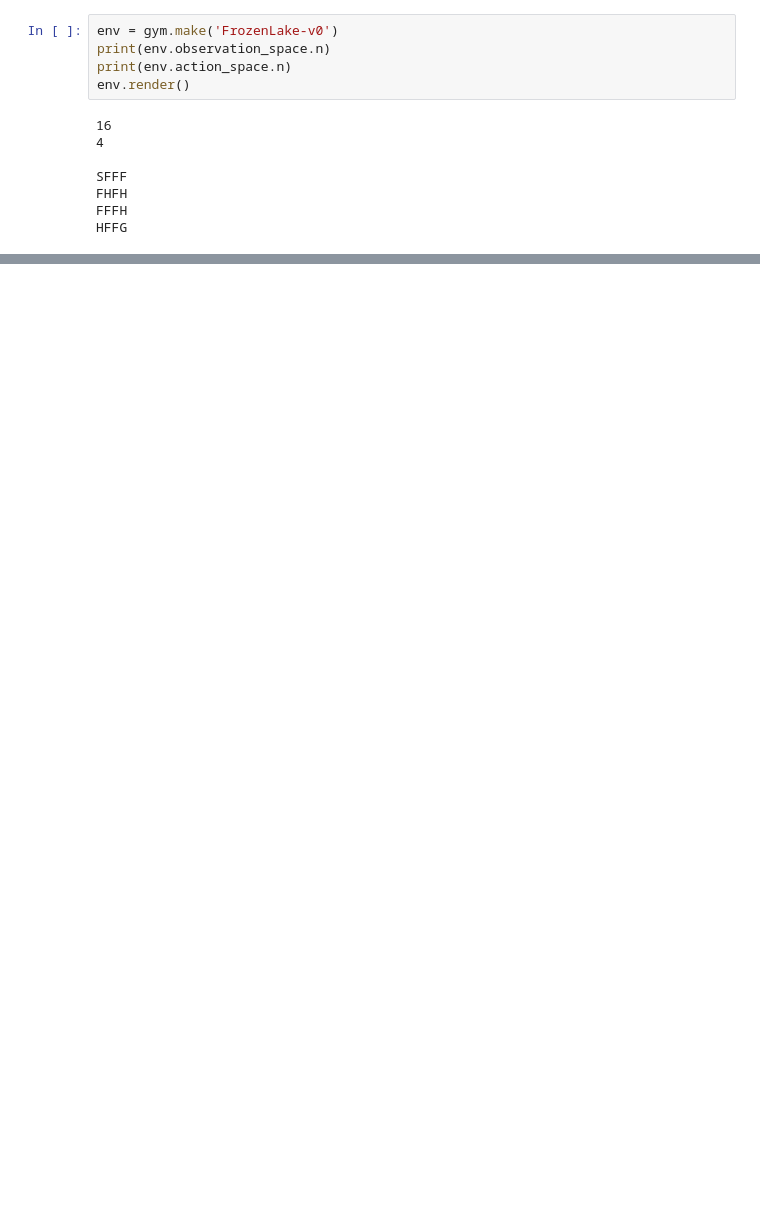
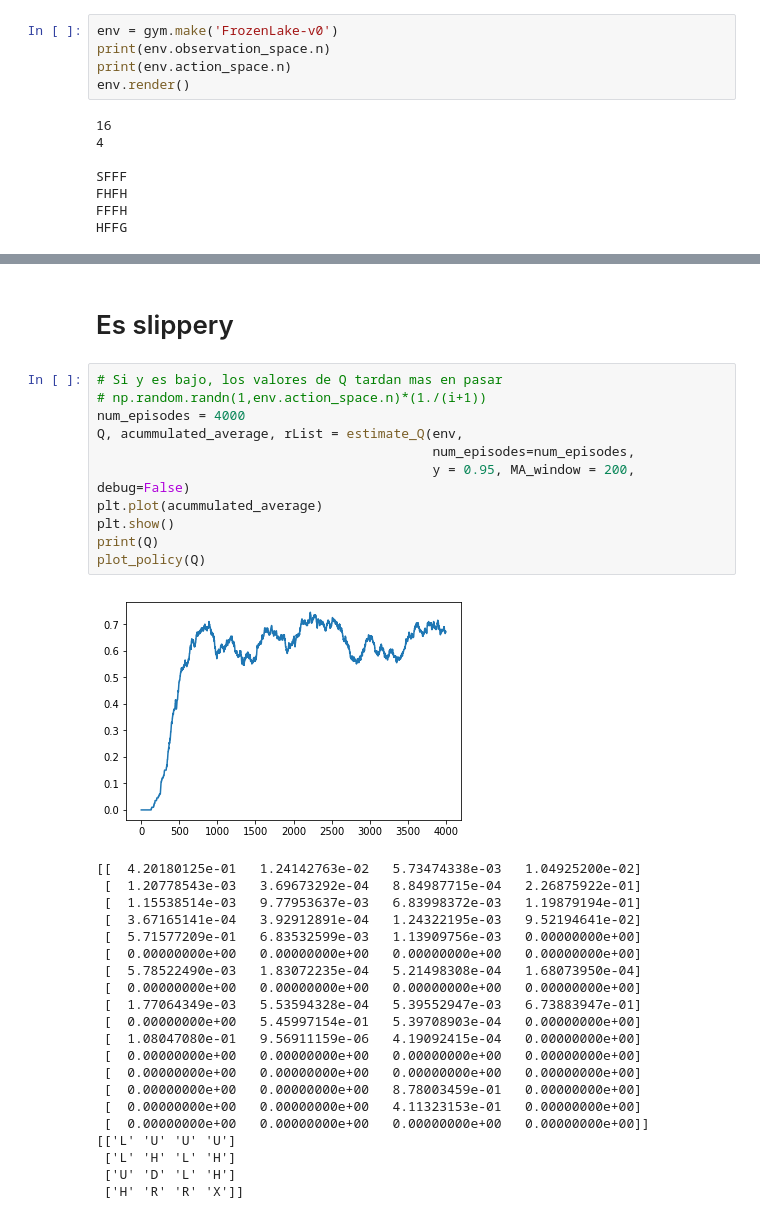
Before and after one commit to lab-ml-itba/Reinforcement_Learning, a Jupyter notebook: Frozen_lake.ipynb, the cells around one changed output, grey strips where cells are left out. Cells and saved outputs as stored; diff of their text form; blank space fills up the shorter version.

```diff
--- a/Frozen_lake.ipynb
+++ b/Frozen_lake.ipynb
@@ -99,0 +198,35 @@ for i in range(num_episodes):
+# %% [markdown]
+# Es slippery
+# %%
+# Si y es bajo, los valores de Q tardan mas en pasar
+# np.random.randn(1,env.action_space.n)*(1./(i+1))
+num_episodes = 4000
+Q, acummulated_average, rList = estimate_Q(env,
+                                           num_episodes=num_episodes,
+                                           y = 0.95, MA_window = 200, debug=False)
+plt.plot(acummulated_average)
+plt.show()
+print(Q)
+plot_policy(Q)
+# %% [output]
+[figure, added]
+[[  4.20180125e-01   1.24142763e-02   5.73474338e-03   1.04925200e-02]
+ [  1.20778543e-03   3.69673292e-04   8.84987715e-04   2.26875922e-01]
+ [  1.15538514e-03   9.77953637e-03   6.83998372e-03   1.19879194e-01]
+ [  3.67165141e-04   3.92912891e-04   1.24322195e-03   9.52194641e-02]
+ [  5.71577209e-01   6.83532599e-03   1.13909756e-03   0.00000000e+00]
+ [  0.00000000e+00   0.00000000e+00   0.00000000e+00   0.00000000e+00]
+ [  5.78522490e-03   1.83072235e-04   5.21498308e-04   1.68073950e-04]
+ [  0.00000000e+00   0.00000000e+00   0.00000000e+00   0.00000000e+00]
+ [  1.77064349e-03   5.53594328e-04   5.39552947e-03   6.73883947e-01]
+ [  0.00000000e+00   5.45997154e-01   5.39708903e-04   0.00000000e+00]
+ [  1.08047080e-01   9.56911159e-06   4.19092415e-04   0.00000000e+00]
+ [  0.00000000e+00   0.00000000e+00   0.00000000e+00   0.00000000e+00]
+ [  0.00000000e+00   0.00000000e+00   0.00000000e+00   0.00000000e+00]
+ [  0.00000000e+00   0.00000000e+00   8.78003459e-01   0.00000000e+00]
+ [  0.00000000e+00   0.00000000e+00   4.11323153e-01   0.00000000e+00]
+ [  0.00000000e+00   0.00000000e+00   0.00000000e+00   0.00000000e+00]]
+[['L' 'U' 'U' 'U']
+ ['L' 'H' 'L' 'H']
+ ['U' 'D' 'L' 'H']
+ ['H' 'R' 'R' 'X']]
```
Also changed, not shown: parts of 28 cells of this notebook.
